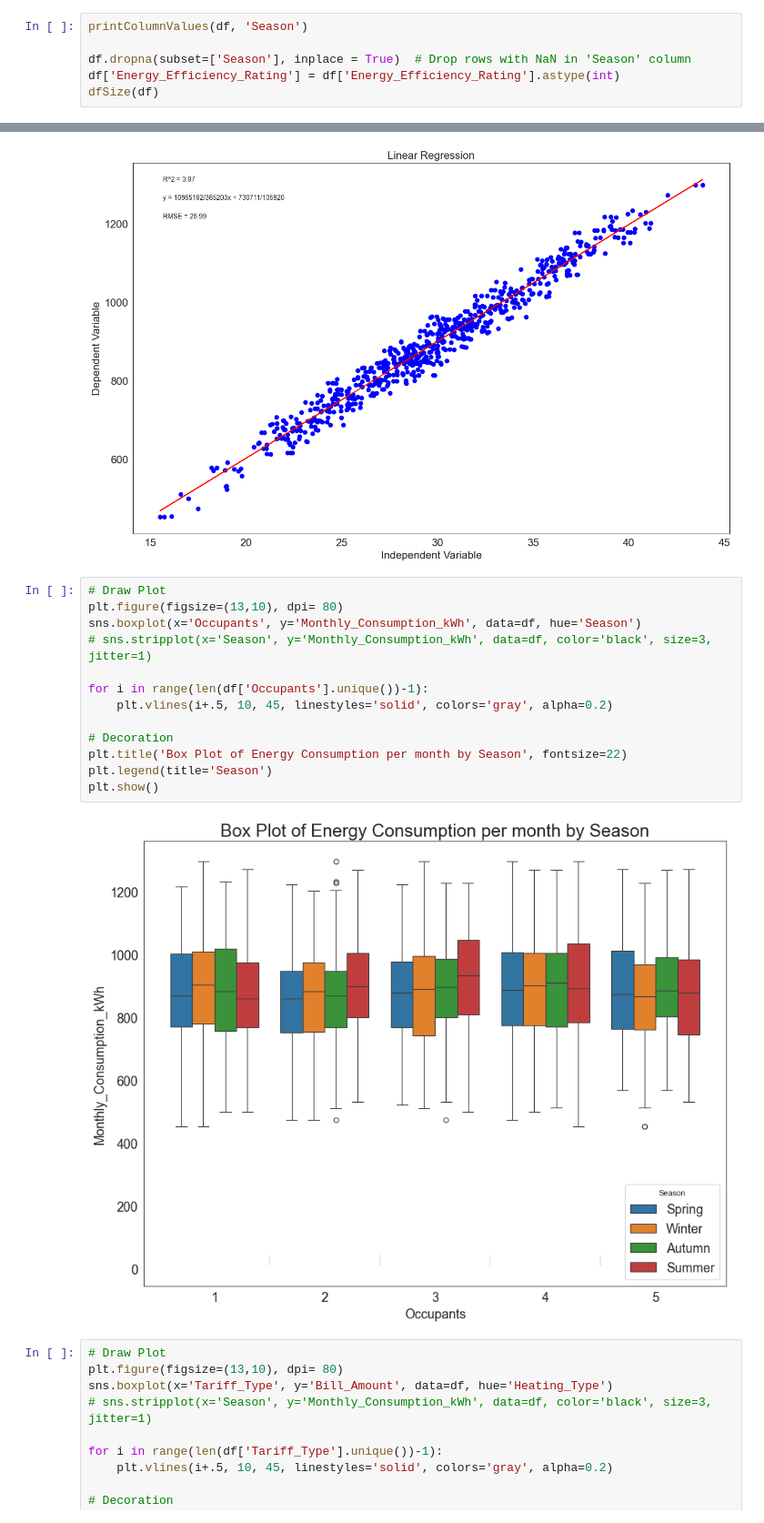
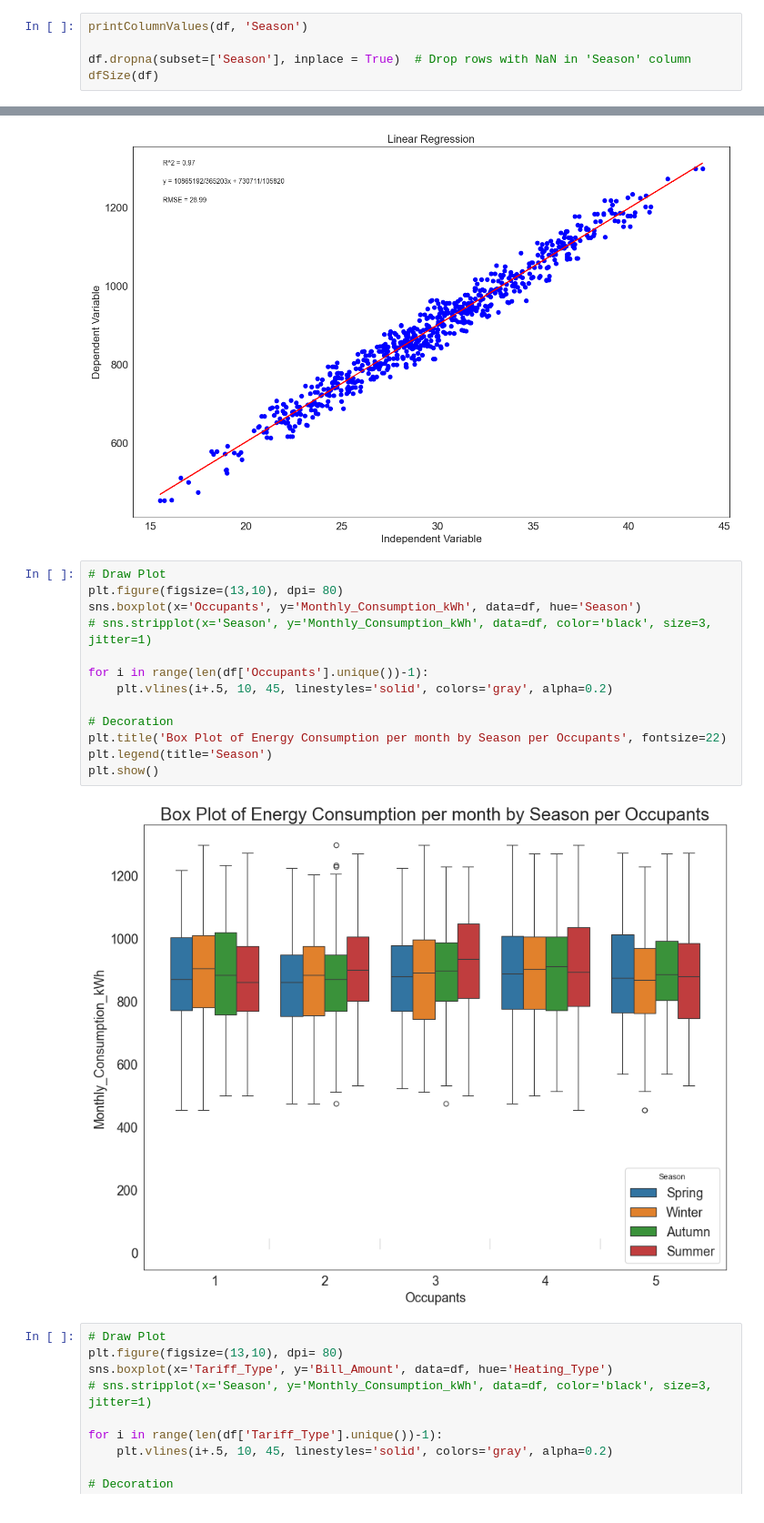
Before and after one commit to Darkri-X/CSC300_LinearRegression, a Jupyter notebook: LinearRegression.ipynb, the cells around one changed output, grey strips where cells are left out. Shown at 91% size. Drawn from its saved outputs; the diff is of its cells as text.

```diff
--- a/LinearRegression.ipynb
+++ b/LinearRegression.ipynb
@@ -346,7 +333,6 @@ Previous size: (60304, 15)
 printColumnValues(df, 'Season')
 
 df.dropna(subset=['Season'], inplace = True)  # Drop rows with NaN in 'Season' column
-df['Energy_Efficiency_Rating'] = df['Energy_Efficiency_Rating'].astype(int)
 dfSize(df)
 # %% [output]
 ['Summer', 'Autumn', 'Winter', 'Spring']
@@ -861,18 +859,18 @@ Mean Absolute Error: 23.70378083333358
 # %%
 # Draw Plot
 plt.figure(figsize=(13,10), dpi= 80)
 sns.boxplot(x='Occupants', y='Monthly_Consumption_kWh', data=df, hue='Season')
 # sns.stripplot(x='Season', y='Monthly_Consumption_kWh', data=df, color='black', size=3, jitter=1)
 
 for i in range(len(df['Occupants'].unique())-1):
     plt.vlines(i+.5, 10, 45, linestyles='solid', colors='gray', alpha=0.2)
 
 # Decoration
-plt.title('Box Plot of Energy Consumption per month by Season', fontsize=22)
+plt.title('Box Plot of Energy Consumption per month by Season per Occupants', fontsize=22)
 plt.legend(title='Season')
 plt.show()
 # %% [output]
-[figure, old version]
+[figure, new version]
 # %%
 # Draw Plot
 plt.figure(figsize=(13,10), dpi= 80)
```
Also changed, not shown: parts of 8 cells of this notebook.
